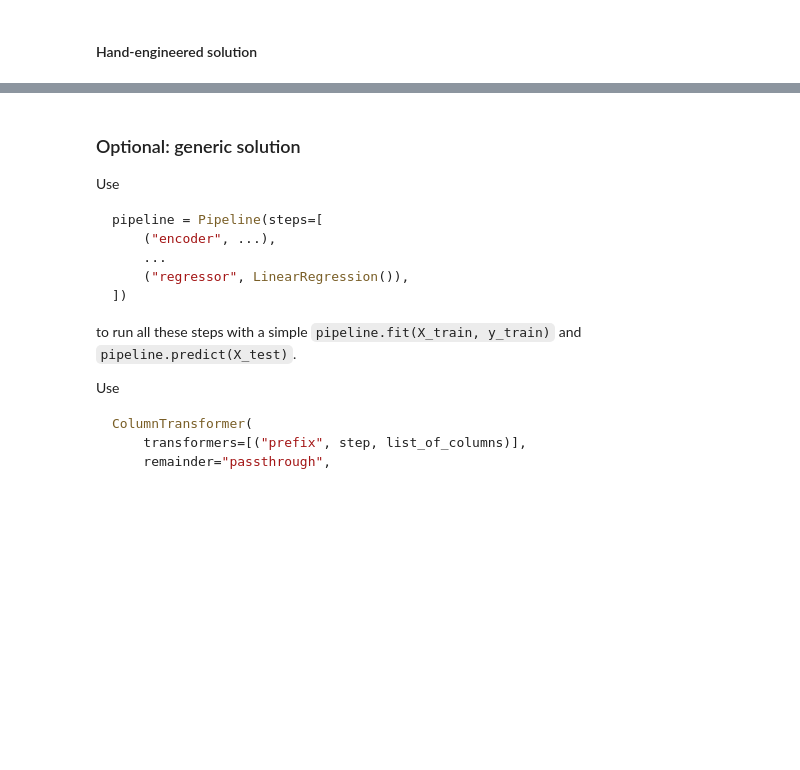
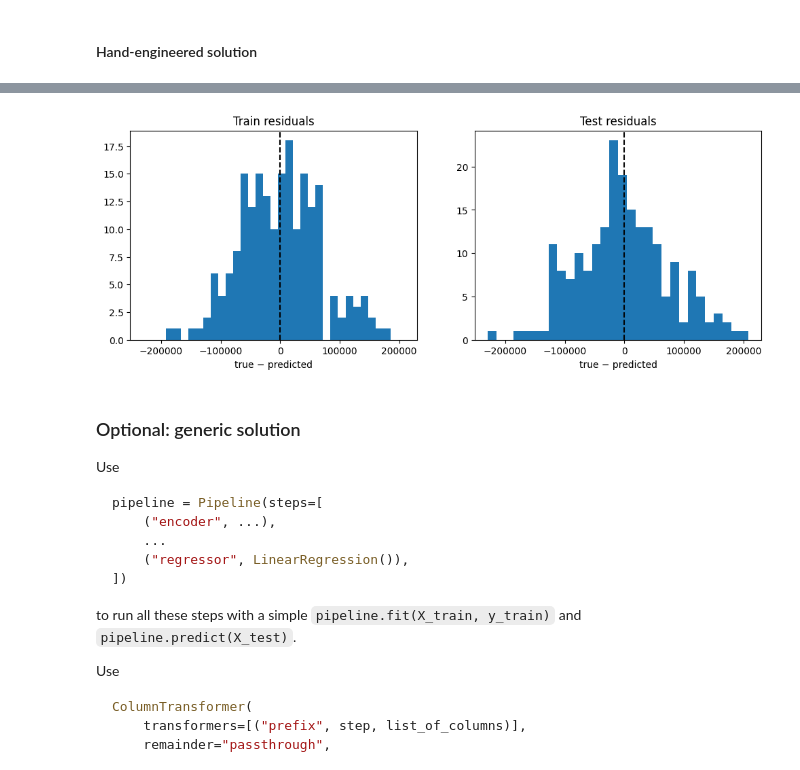
Before and after one commit to jakubs692/University, a Jupyter notebook: DNN/dnn01-EDA.ipynb, the cells around one changed output, grey strips where cells are left out. Drawn from its saved outputs; the diff is of its cells as text; code cells hidden in the pictures; blank space fills up the shorter version.

```diff
--- a/DNN/dnn01-EDA.ipynb
+++ b/DNN/dnn01-EDA.ipynb
@@ -92,3 +167,13 @@ from sklearn.preprocessing import OrdinalEncoder
+# %%
+from sklearn.preprocessing import OrdinalEncoder
+
+### TODO ###
+
+encoder = OrdinalEncoder(handle_unknown="use_encoded_value", unknown_value=-1)
+encoder.fit(train_df_clean[["district"]])
+
+train_df_clean["district_encoded"] = encoder.transform(train_df_clean[["district"]])
+test_df_clean["district_encoded"] = encoder.transform(test_df_clean[["district"]])
 # %% [markdown]
 ## Separating features ($X$) and target ($y$)
 
@@ -166,3 +335,13 @@ $$
+# %%
+#
+
+fig, axes = plt.subplots(1, 2, figsize=(12, 4), sharex=True)
+for ax, y, p, t in [(axes[0], y_train, train_predictions, "Train"),
+                    (axes[1], y_test, test_predictions, "Test")]:
+    ax.hist(y - p, bins=30); ax.axvline(0, color="k", ls="--")
+    ax.set(title=f"{t} residuals", xlabel="true − predicted")
+# %% [output]
+[figure, added]
 # %% [markdown]
 ### Optional: generic solution
 
```
Also changed, not shown: parts of 24 cells of this notebook.
